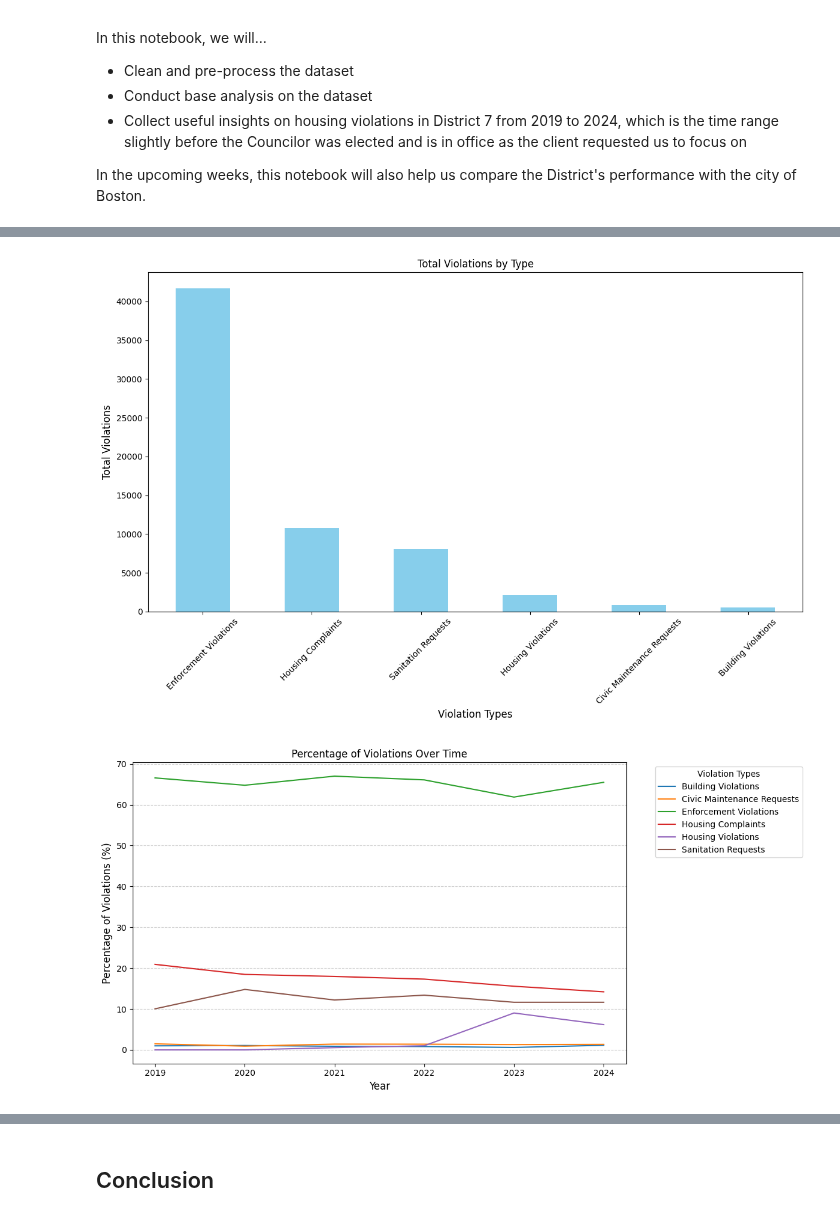
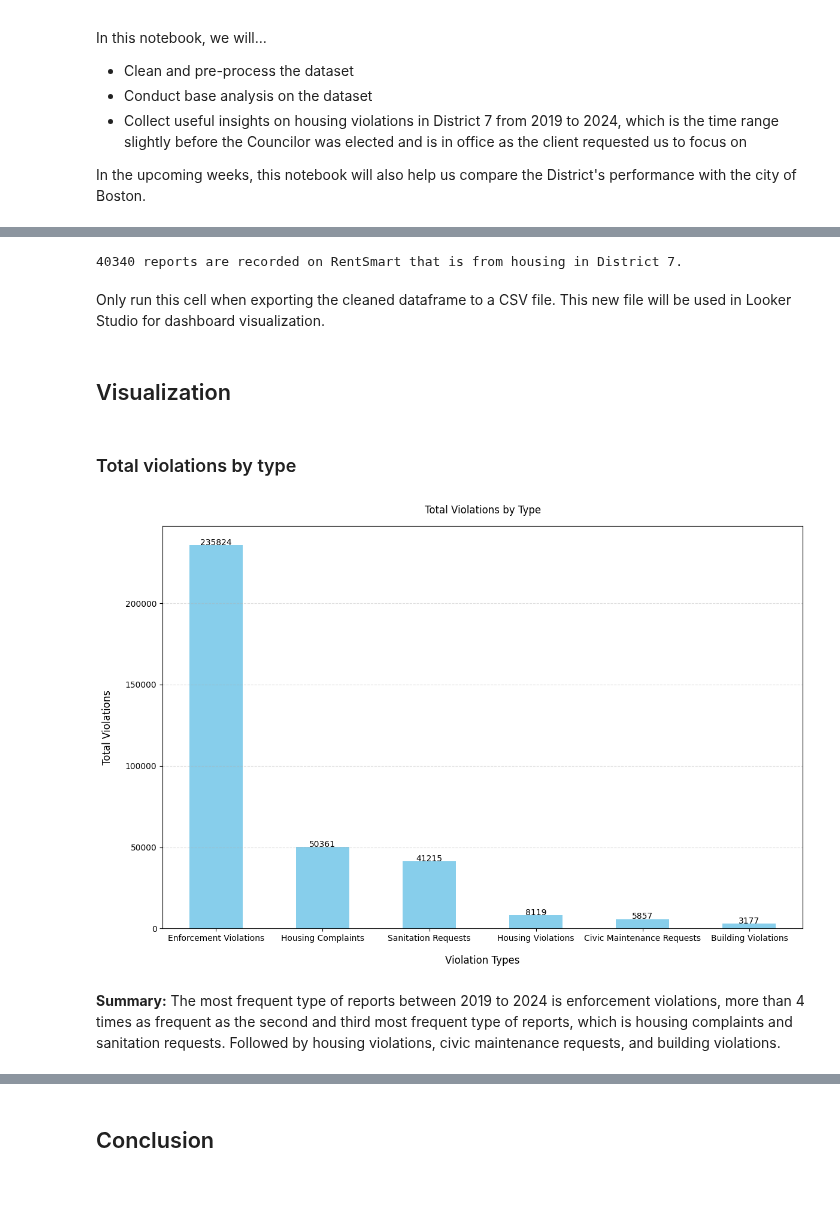
Before and after one commit to BU-Spark/ds-bcc-tania-fernandes-d7, a Jupyter notebook: fa24-team-b/housing/notebooks/d7-rentsmart.ipynb, the cells around one changed output, grey strips where cells are left out. Saved outputs shown, nothing was run; the diff lists cells and outputs as text; code cells hidden in the pictures; blank space fills up the shorter version.

```diff
--- a/fa24-team-b/housing/notebooks/d7-rentsmart.ipynb
+++ b/fa24-team-b/housing/notebooks/d7-rentsmart.ipynb
@@ -19,0 +81,2 @@ df = pd.read_csv("../data/rentsmart.csv")
+# %%
+df["zip_code"] = df["zip_code"].astype(str).str.zfill(5)
@@ -66,0 +136,25 @@ df
+# %%
+district_shapefile = gpd.read_file("../data/City-Council-District")
+# %%
+count = 0
+is_D7_addresses = []
+
+for row in df.itertuples(index=True, name="Row"):
+    address_point = Point(row.longitude, row.latitude)
+    address_gdf = gpd.GeoDataFrame(geometry=[address_point], crs="EPSG:4326")
+    address_gdf = address_gdf.to_crs(district_shapefile.crs)
+    result = gpd.sjoin(address_gdf, district_shapefile, how="left", predicate="intersects")
+
+    if result['DISTRICT'].values[0] == 7:
+        count += 1
+        is_D7_addresses.append(True)
+    else:
+        is_D7_addresses.append(False)
+
+print(f"{count} reports are recorded on RentSmart that is from housing in District 7.")
+# %% [output]
+40340 reports are recorded on RentSmart that is from housing in District 7.
+# %%
+df['is_d7'] = is_D7_addresses
+# %% [markdown]
+Only run this cell when exporting the cleaned dataframe to a CSV file. This new file will be used in Looker Studio for dashboard visualization.
@@ -67,37 +163,32 @@ df
+# %% [markdown]
+## Visualization
+# %% [markdown]
+### Total violations by type
 # %%
 violation_counts = df['violation_type'].value_counts()
 
 plt.figure(figsize=(12, 8))
-violation_counts.plot(kind='bar', color='skyblue')
+ax = violation_counts.plot(kind='bar', color='skyblue')
 
-plt.title('Total Violations by Type', fontsize=12)
-plt.xlabel('Violation Types', fontsize=12)
-plt.ylabel('Total Violations', fontsize=12)
-plt.xticks(rotation=45, ha='center')
+plt.title('Total Violations by Type', fontsize=12, pad=15)
+plt.xlabel('Violation Types', fontsize=12, labelpad=15)
+plt.ylabel('Total Violations', fontsize=12, labelpad=15)
+plt.grid(axis='y', linestyle='--', alpha=0.4)
+plt.xticks(rotation=0, ha='center')
+
+for bar in ax.patches:
+    height = bar.get_height()
+    ax.text(
+        bar.get_x() + bar.get_width() / 2,
+        height + 20,
+        f'{int(height)}',
+        ha='center', fontsize=10
+    )
+
 plt.tight_layout()
 plt.show()
 # %% [output]
-[figure, old version]
+[figure, new version]
-# %%
-df['date'] = pd.to_datetime(df['date'], errors='coerce')
-df['year'] = df['date'].dt.year
-
-df_grouped = df.groupby(['year', 'violation_type']).size().unstack(fill_value=0)
-
-df_percentages = df_grouped.div(df_grouped.sum(axis=1), axis=0) * 100
-
-plt.figure(figsize=(12, 6))
-
-for violation_type in df_percentages.columns:
-    plt.plot(df_percentages.index, df_percentages[violation_type], label=violation_type)
-
-plt.title('Percentage of Violations Over Time', fontsize=12)
-plt.xlabel('Year', fontsize=12)
-plt.ylabel('Percentage of Violations (%)', fontsize=12)
-
-plt.legend(title='Violation Types', bbox_to_anchor=(1.05, 1), loc='upper left')
-plt.grid(axis='y', linestyle='--', alpha=0.6)
-plt.tight_layout()
-plt.show()
-# %% [output]
-[figure, removed]
+# %% [markdown]
+**Summary:**
+The most frequent type of reports between 2019 to 2024 is enforcement violations, more than 4 times as frequent as the second and third most frequent type of reports, which is housing complaints and sanitation requests. Followed by housing violations, civic maintenance requests, and building violations.
```
Also changed, not shown: parts of 30 cells of this notebook, 8 other files.
